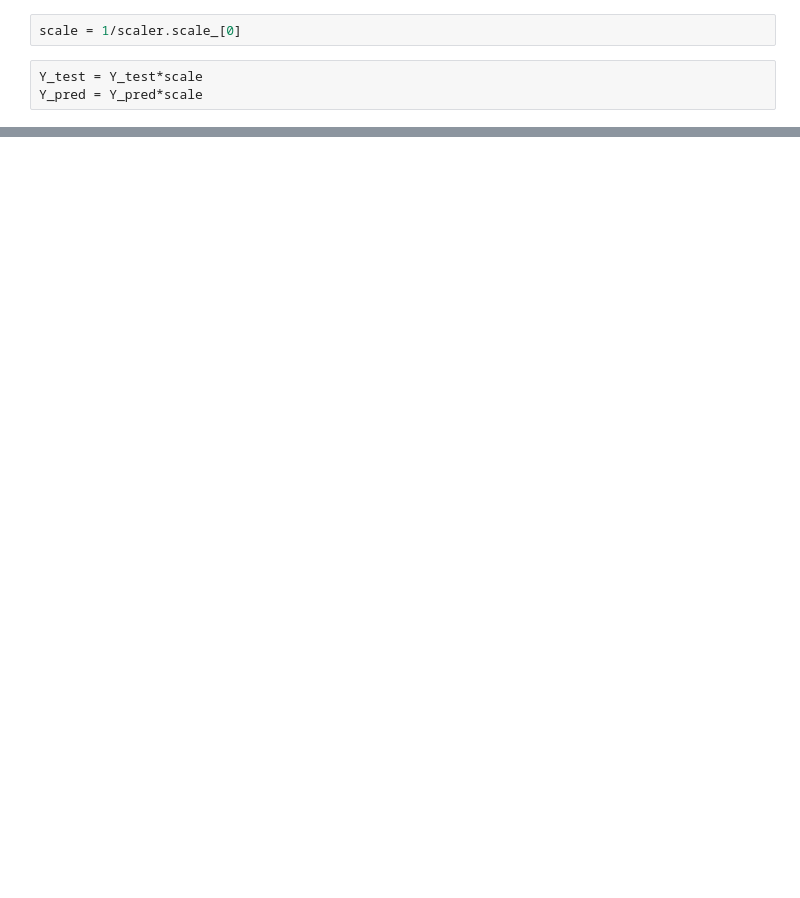
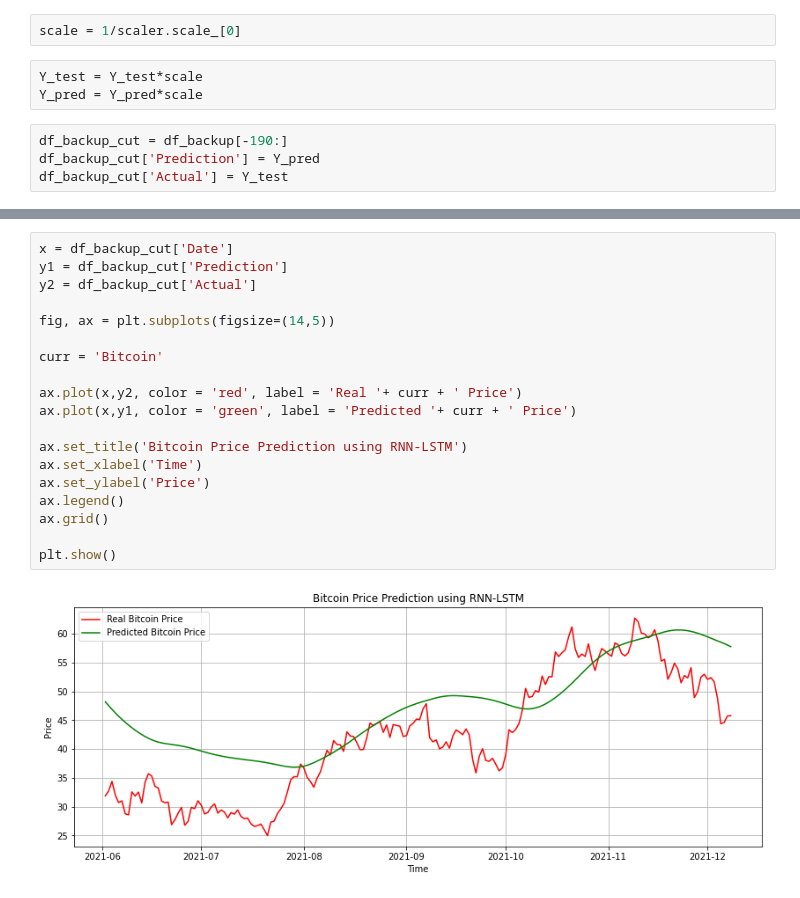
Before and after one commit to christianschwendner/coins_2122, a Jupyter notebook: Prediction/LSTM.ipynb, the cells around one changed output, grey strips where cells are left out. Drawn from its saved outputs; the diff is of its cells as text; blank space fills up the shorter version.

```diff
--- a/Prediction/LSTM.ipynb
+++ b/Prediction/LSTM.ipynb
@@ -284,3 +224,7 @@ scale = 1/scaler.scale_[0]
 # %%
 Y_test = Y_test*scale
 Y_pred = Y_pred*scale
+# %%
+df_backup_cut = df_backup[-190:]
+df_backup_cut['Prediction'] = Y_pred
+df_backup_cut['Actual'] = Y_test
@@ -359,0 +290,21 @@ plt.plot(x=data['Date'], y=data[''], color = 'red', label = 'Real Bitcoin Price'
+# %%
+x = df_backup_cut['Date']
+y1 = df_backup_cut['Prediction']
+y2 = df_backup_cut['Actual']
+
+fig, ax = plt.subplots(figsize=(14,5))
+
+curr = 'Bitcoin'
+
+ax.plot(x,y2, color = 'red', label = 'Real '+ curr + ' Price')
+ax.plot(x,y1, color = 'green', label = 'Predicted '+ curr + ' Price')
+
+ax.set_title('Bitcoin Price Prediction using RNN-LSTM')
+ax.set_xlabel('Time')
+ax.set_ylabel('Price')
+ax.legend()
+ax.grid()
+
+plt.show()
+# %% [output]
+[figure, added]
```
Also changed, not shown: parts of 37 cells of this notebook, 1 other file.
